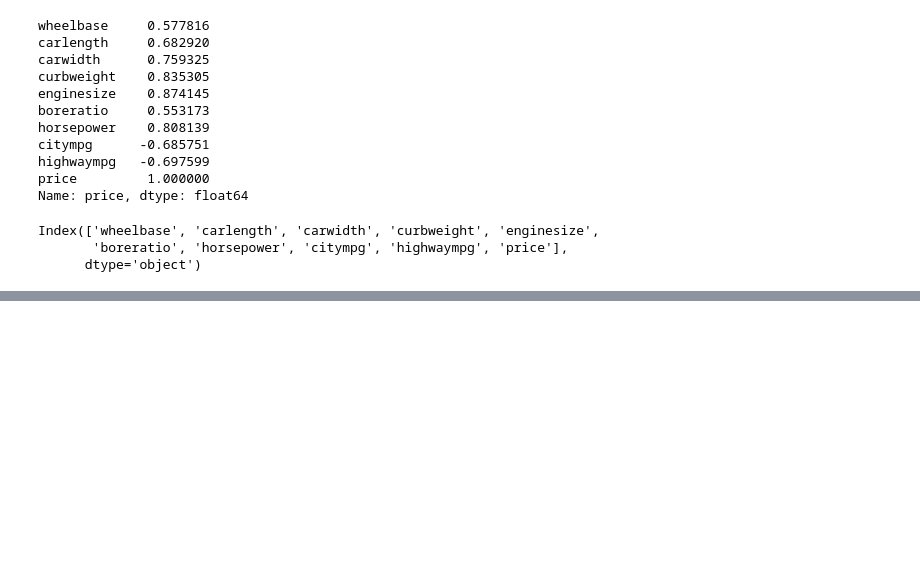
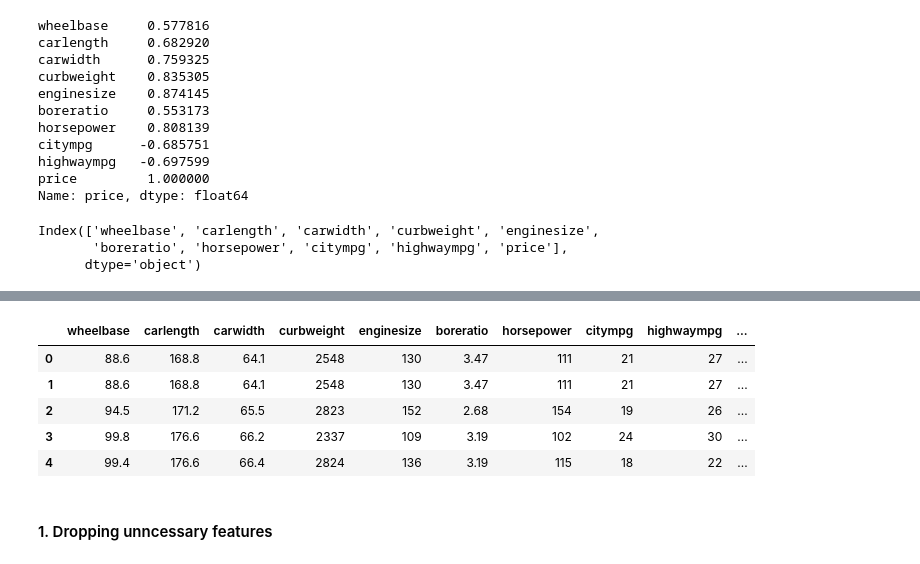
Before and after one commit to t1pen/MeXEE402_Midterms_StephenGabrielAlojado_JairusSunga, a Jupyter notebook: Linear Regression/CarPrice_Linear_Regression.ipynb, the cells around one changed output, grey strips where cells are left out. Drawn from its saved outputs; the diff is of its cells as text; code cells hidden in the pictures; blank space fills up the shorter version.

```diff
--- a/Linear Regression/CarPrice_Linear_Regression.ipynb
+++ b/Linear Regression/CarPrice_Linear_Regression.ipynb
@@ -14,7 +18,7 @@ from sklearn.linear_model import LinearRegression
 # %% [markdown]
 ### Load Dataset
 # %%
-pd.set_option('display.max_columns', None) # This is to display all columns
+pd.set_option('future.no_silent_downcasting', True) # future downcasting behavior globally
 cars = pd.read_csv('CarPrice_Assignment.csv')
 cars.head()
 # %% [output]
@@ -383,0 +461,14 @@ Index(['wheelbase', 'carlength', 'carwidth', 'curbweight', 'enginesize',
+# %%
+cat_sig = ['CompanyName', 'fueltype', 'aspiration', 'carbody', 'enginelocation', 'drivewheel', 'enginetype', 'cylindernumber']
+con_sig = ['wheelbase', 'carlength', 'carwidth', 'curbweight', 'enginesize','boreratio', 'horsepower', 'citympg', 'highwaympg', 'price']
+# %%
+cars[con_sig].head()
+# %% [output]
+|  | wheelbase | carlength | carwidth | curbweight | enginesize | boreratio | horsepower | citympg | highwaympg | ... |
+| 0 | 88.6 | 168.8 | 64.1 | 2548 | 130 | 3.47 | 111 | 21 | 27 | ... |
+| 1 | 88.6 | 168.8 | 64.1 | 2548 | 130 | 3.47 | 111 | 21 | 27 | ... |
+| 2 | 94.5 | 171.2 | 65.5 | 2823 | 152 | 2.68 | 154 | 19 | 26 | ... |
+| 3 | 99.8 | 176.6 | 66.2 | 2337 | 109 | 3.19 | 102 | 24 | 30 | ... |
+| 4 | 99.4 | 176.6 | 66.4 | 2824 | 136 | 3.19 | 115 | 18 | 22 | ... |
+# %% [markdown]
+#### 1. Dropping unncessary features
```
Also changed, not shown: parts of 32 cells of this notebook.
